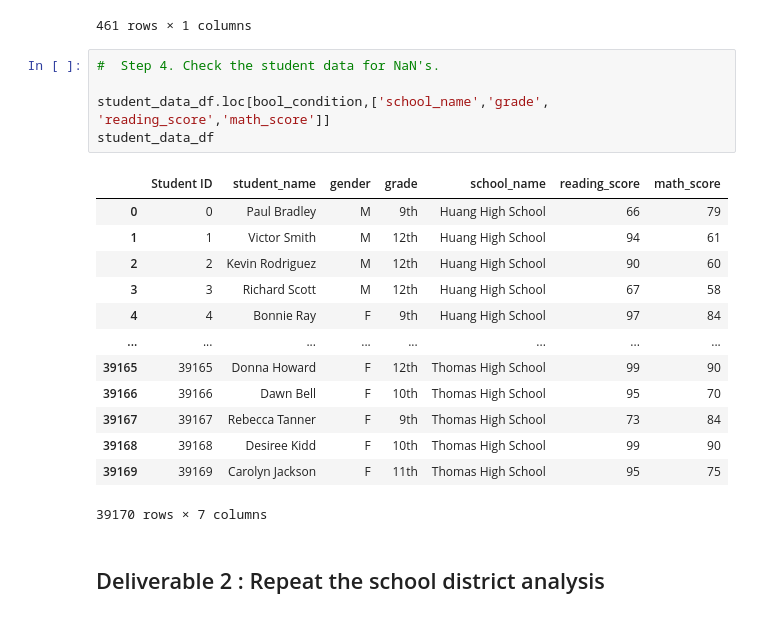
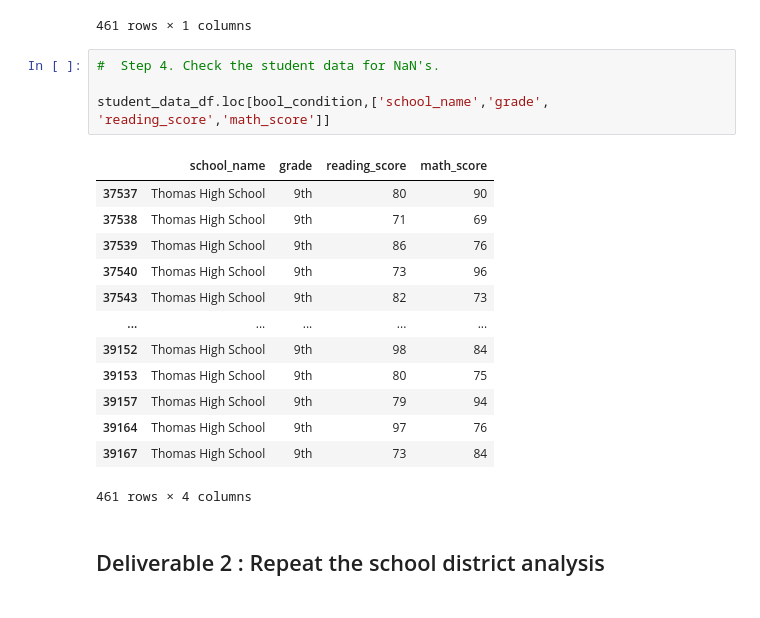
Before and after one commit to StephDeming/School_District_Analysis, a Jupyter notebook: PyCitySchools_Challenge_starter_code.ipynb, the cells around one changed output. Drawn from its saved outputs; the diff is of its cells as text.

```diff
--- a/PyCitySchools_Challenge_starter_code (1).ipynb
+++ b/PyCitySchools_Challenge_starter_code.ipynb
@@ -81,22 +81,21 @@ student_data_df.loc[bool_condition,['math_score']]==np.nan
 # %%
 #  Step 4. Check the student data for NaN's.
 
 student_data_df.loc[bool_condition,['school_name','grade', 'reading_score','math_score']]
-student_data_df
 # %% [output]
-|  | Student ID | student_name | gender | grade | school_name | reading_score | math_score |
-| 0 | 0 | Paul Bradley | M | 9th | Huang High School | 66 | 79 |
-| 1 | 1 | Victor Smith | M | 12th | Huang High School | 94 | 61 |
-| 2 | 2 | Kevin Rodriguez | M | 12th | Huang High School | 90 | 60 |
-| 3 | 3 | Richard Scott | M | 12th | Huang High School | 67 | 58 |
-| 4 | 4 | Bonnie Ray | F | 9th | Huang High School | 97 | 84 |
-| ... | ... | ... | ... | ... | ... | ... | ... |
-| 39165 | 39165 | Donna Howard | F | 12th | Thomas High School | 99 | 90 |
-| 39166 | 39166 | Dawn Bell | F | 10th | Thomas High School | 95 | 70 |
-| 39167 | 39167 | Rebecca Tanner | F | 9th | Thomas High School | 73 | 84 |
-| 39168 | 39168 | Desiree Kidd | F | 10th | Thomas High School | 99 | 90 |
-| 39169 | 39169 | Carolyn Jackson | F | 11th | Thomas High School | 95 | 75 |
+|  | school_name | grade | reading_score | math_score |
+| 37537 | Thomas High School | 9th | 80 | 90 |
+| 37538 | Thomas High School | 9th | 71 | 69 |
+| 37539 | Thomas High School | 9th | 86 | 76 |
+| 37540 | Thomas High School | 9th | 73 | 96 |
+| 37543 | Thomas High School | 9th | 82 | 73 |
+| ... | ... | ... | ... | ... |
+| 39152 | Thomas High School | 9th | 98 | 84 |
+| 39153 | Thomas High School | 9th | 80 | 75 |
+| 39157 | Thomas High School | 9th | 79 | 94 |
+| 39164 | Thomas High School | 9th | 97 | 76 |
+| 39167 | Thomas High School | 9th | 73 | 84 |
-39170 rows × 7 columns
+461 rows × 4 columns
 # %% [markdown]
 ## Deliverable 2 : Repeat the school district analysis
 # %% [markdown]
```
Also changed, not shown: parts of 16 cells of this notebook, 8 other files.
